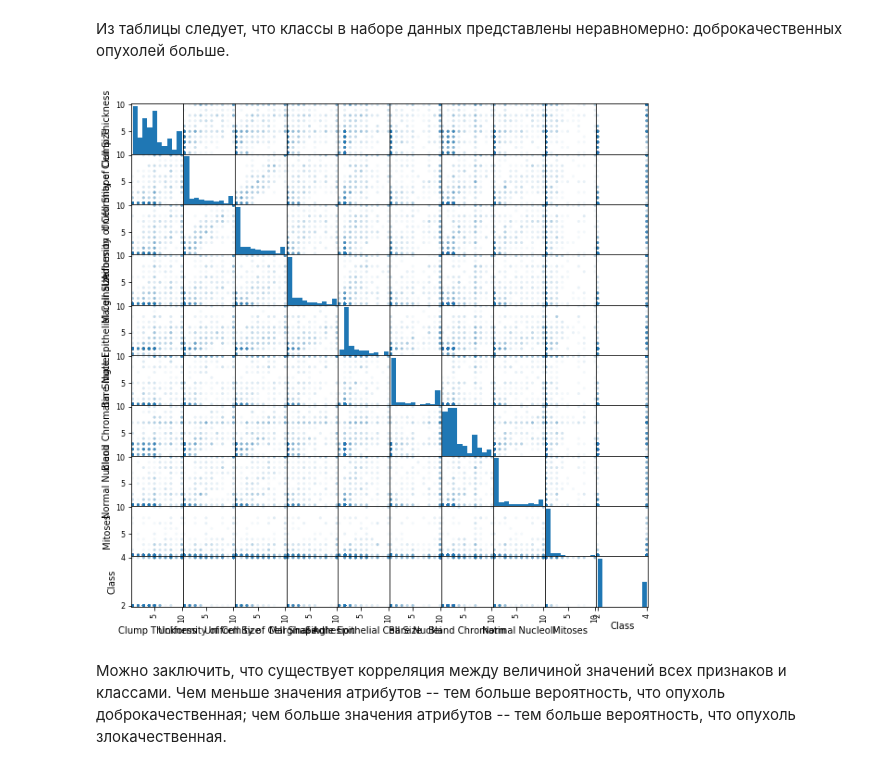
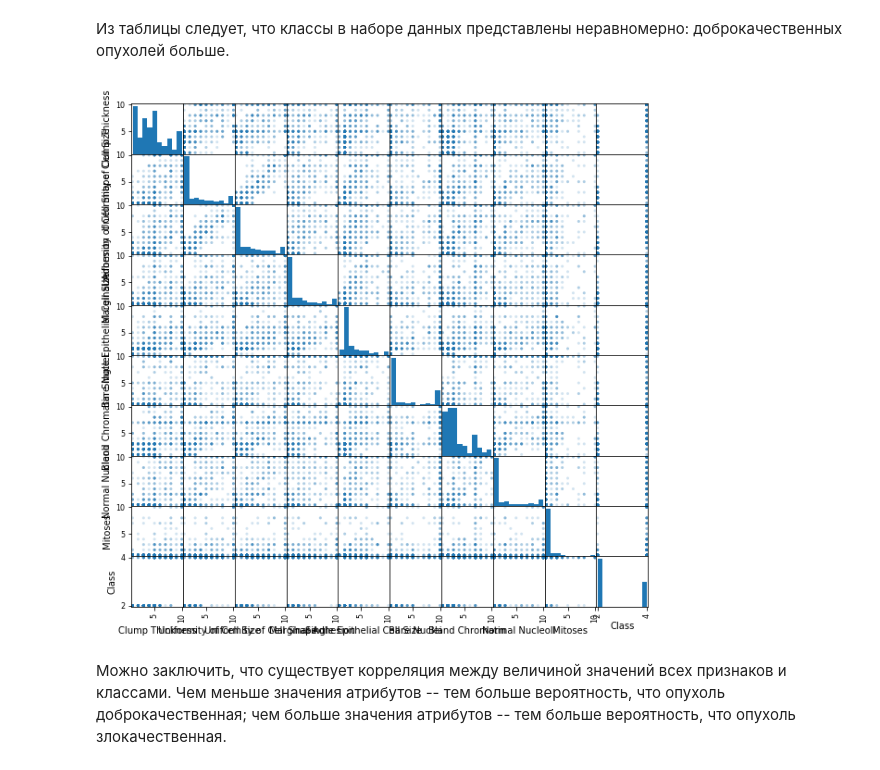
Before and after one commit to annyl/ML_course, a Jupyter notebook: Lab_1.ipynb, the cells around one changed output. Saved outputs shown, nothing was run; the diff lists cells and outputs as text; code cells hidden in the pictures.

```diff
--- a/Lab_1.ipynb
+++ b/Lab_1.ipynb
@@ -135,10 +135,10 @@ data.describe()
 Из таблицы следует, что классы в наборе данных представлены неравномерно: доброкачественных опухолей больше.
 # %%
 from pandas.tools.plotting import scatter_matrix
-scatter_matrix(data, alpha = .05, figsize = (10, 10))
+scatter_matrix(data, alpha = .2, figsize = (10, 10))
 pass
 # %% [output]
-[figure, old version]
+[figure, new version]
 # %% [markdown]
 Можно заключить, что существует корреляция между величиной значений всех признаков и классами. Чем меньше значения атрибутов -- тем больше вероятность, что опухоль доброкачественная; чем больше значения атрибутов -- тем больше вероятность, что опухоль злокачественная.
 # %%
```
Also changed, not shown: parts of 40 cells of this notebook.
